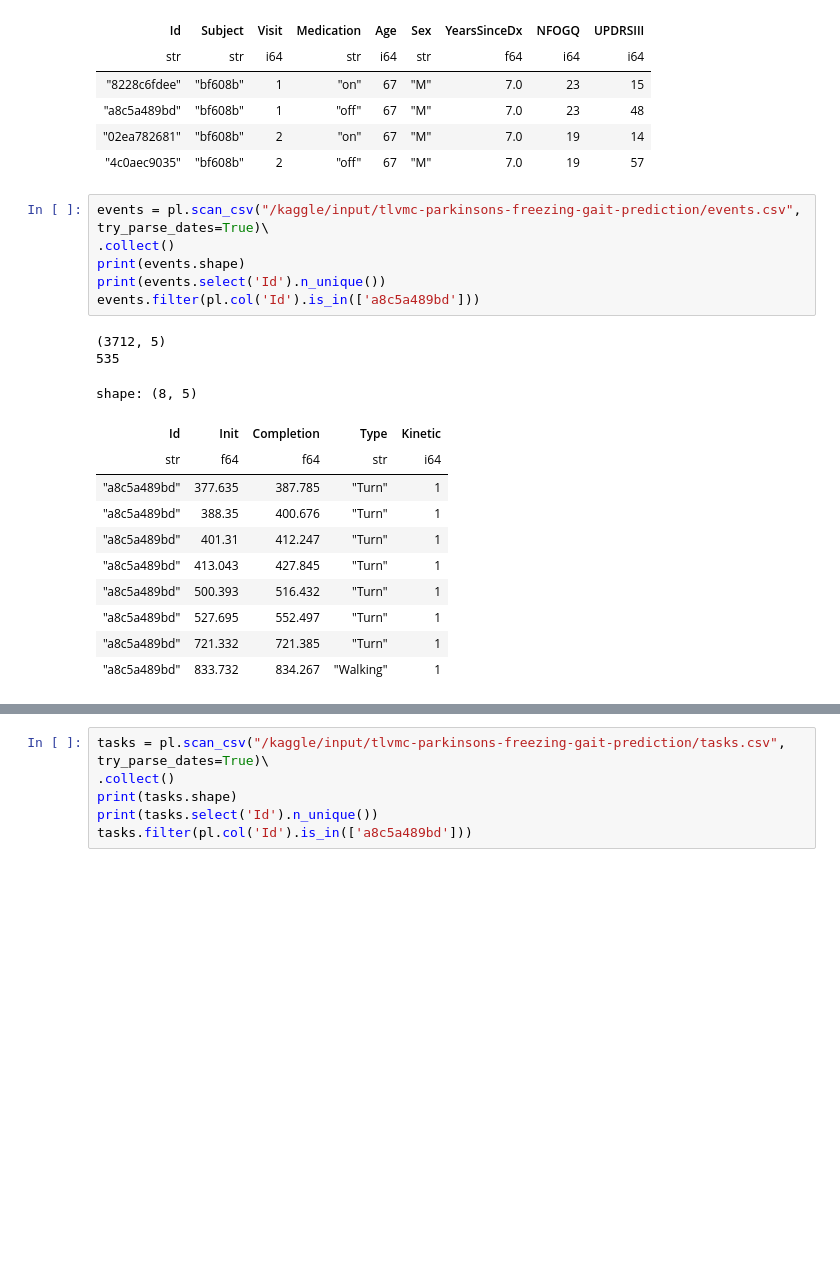
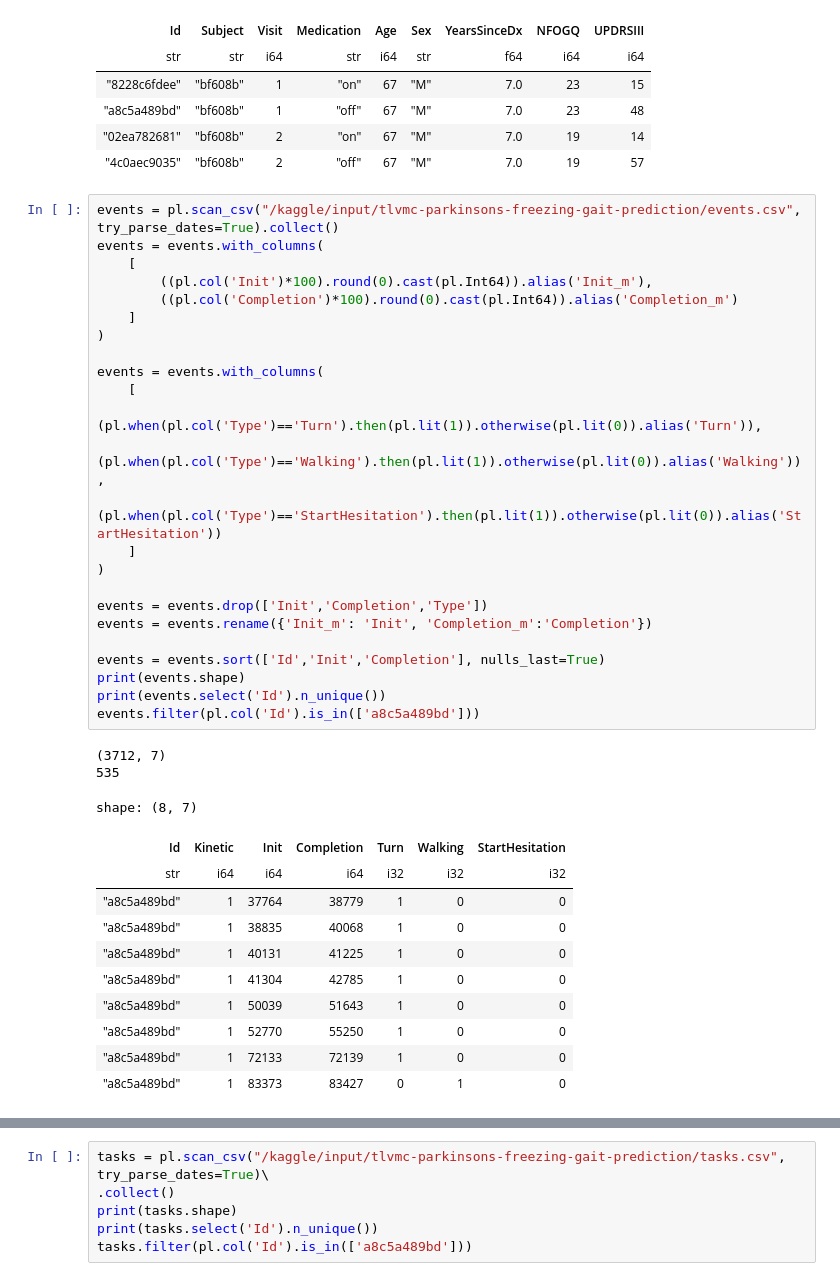
Before and after one commit to sumaniitm/parkinsons-freezing-gait-prediction, a Jupyter notebook: eda-on-data-using-polars.ipynb, the cells around one changed output, grey strips where cells are left out. Cells and saved outputs as stored; diff of their text form; blank space fills up the shorter version.

```diff
--- a/eda-on-data-using-polars.ipynb
+++ b/eda-on-data-using-polars.ipynb
@@ -179,23 +179,41 @@ shape: (4, 9)
 | "a8c5a489bd" | "bf608b" | 1 | "off" | 67 | "M" | 7.0 | 23 | 48 |
 | "02ea782681" | "bf608b" | 2 | "on" | 67 | "M" | 7.0 | 19 | 14 |
 | "4c0aec9035" | "bf608b" | 2 | "off" | 67 | "M" | 7.0 | 19 | 57 |
-# %%
-events = pl.scan_csv("/kaggle/input/tlvmc-parkinsons-freezing-gait-prediction/events.csv", try_parse_dates=True)\
-.collect()
-print(events.shape)
-print(events.select('Id').n_unique())
-events.filter(pl.col('Id').is_in(['a8c5a489bd']))
-# %% [output]
-(3712, 5)
-535
-shape: (8, 5)
-| Id | Init | Completion | Type | Kinetic |
-| str | f64 | f64 | str | i64 |
-| "a8c5a489bd" | 377.635 | 387.785 | "Turn" | 1 |
-| "a8c5a489bd" | 388.35 | 400.676 | "Turn" | 1 |
-| "a8c5a489bd" | 401.31 | 412.247 | "Turn" | 1 |
-| "a8c5a489bd" | 413.043 | 427.845 | "Turn" | 1 |
-| "a8c5a489bd" | 500.393 | 516.432 | "Turn" | 1 |
-| "a8c5a489bd" | 527.695 | 552.497 | "Turn" | 1 |
-| "a8c5a489bd" | 721.332 | 721.385 | "Turn" | 1 |
-| "a8c5a489bd" | 833.732 | 834.267 | "Walking" | 1 |
+# %%
+events = pl.scan_csv("/kaggle/input/tlvmc-parkinsons-freezing-gait-prediction/events.csv", try_parse_dates=True).collect()
+events = events.with_columns(
+    [
+        ((pl.col('Init')*100).round(0).cast(pl.Int64)).alias('Init_m'),
+        ((pl.col('Completion')*100).round(0).cast(pl.Int64)).alias('Completion_m')
+    ]
+)
+
+events = events.with_columns(
+    [
+        (pl.when(pl.col('Type')=='Turn').then(pl.lit(1)).otherwise(pl.lit(0)).alias('Turn')),
+        (pl.when(pl.col('Type')=='Walking').then(pl.lit(1)).otherwise(pl.lit(0)).alias('Walking')),
+        (pl.when(pl.col('Type')=='StartHesitation').then(pl.lit(1)).otherwise(pl.lit(0)).alias('StartHesitation'))
+    ]
+)
+
+events = events.drop(['Init','Completion','Type'])
+events = events.rename({'Init_m': 'Init', 'Completion_m':'Completion'})
+
+events = events.sort(['Id','Init','Completion'], nulls_last=True)
+print(events.shape)
+print(events.select('Id').n_unique())
+events.filter(pl.col('Id').is_in(['a8c5a489bd']))
+# %% [output]
+(3712, 7)
+535
+shape: (8, 7)
+| Id | Kinetic | Init | Completion | Turn | Walking | StartHesitation |
+| str | i64 | i64 | i64 | i32 | i32 | i32 |
+| "a8c5a489bd" | 1 | 37764 | 38779 | 1 | 0 | 0 |
+| "a8c5a489bd" | 1 | 38835 | 40068 | 1 | 0 | 0 |
+| "a8c5a489bd" | 1 | 40131 | 41225 | 1 | 0 | 0 |
+| "a8c5a489bd" | 1 | 41304 | 42785 | 1 | 0 | 0 |
+| "a8c5a489bd" | 1 | 50039 | 51643 | 1 | 0 | 0 |
+| "a8c5a489bd" | 1 | 52770 | 55250 | 1 | 0 | 0 |
+| "a8c5a489bd" | 1 | 72133 | 72139 | 1 | 0 | 0 |
+| "a8c5a489bd" | 1 | 83373 | 83427 | 0 | 1 | 0 |
```
Also changed, not shown: parts of 3 cells of this notebook.
